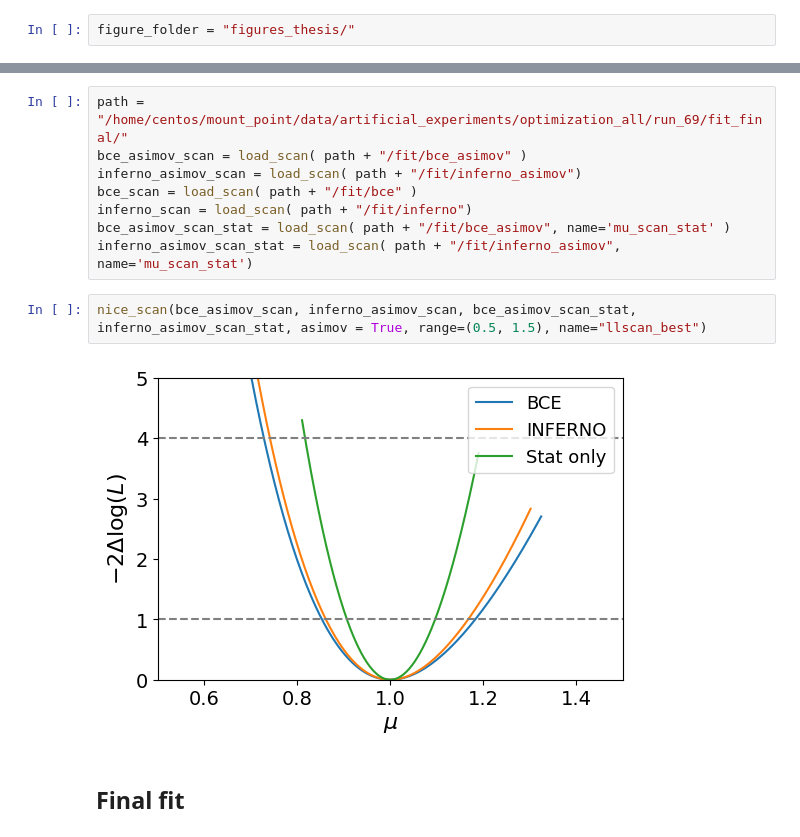
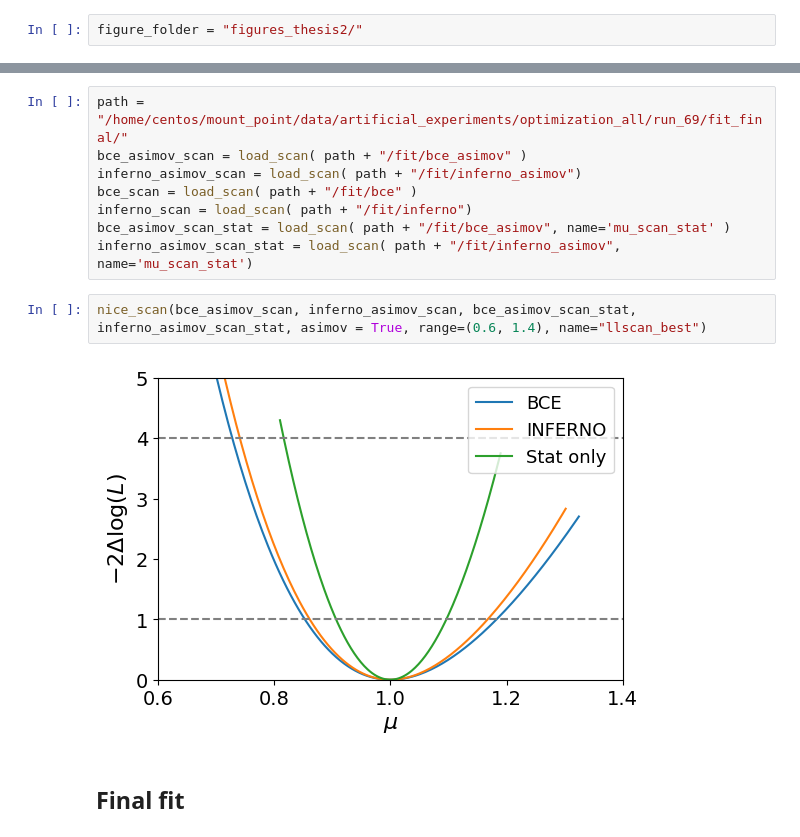
Before and after one commit to llayer/cmsopen, a Jupyter notebook: inferno/plot_inferno.ipynb, the cells around one changed output, grey strips where cells are left out. Saved outputs shown, nothing was run; the diff lists cells and outputs as text.

```diff
--- a/inferno/plot_inferno.ipynb
+++ b/inferno/plot_inferno.ipynb
@@ -10,7 +10,7 @@ matplotlib.rc('ytick', labelsize=14)
 from plot import *
 from fit import *
 # %%
-figure_folder = "figures_thesis/"
+figure_folder = "figures_thesis2/"
 # %% [markdown]
 ## No Syst
 # %%
@@ -324,9 +324,9 @@ inferno_scan = load_scan( path + "/fit/inferno")
 bce_asimov_scan_stat = load_scan( path + "/fit/bce_asimov", name='mu_scan_stat' )
 inferno_asimov_scan_stat = load_scan( path + "/fit/inferno_asimov", name='mu_scan_stat')
 # %%
-nice_scan(bce_asimov_scan, inferno_asimov_scan, bce_asimov_scan_stat, inferno_asimov_scan_stat, asimov = True, range=(0.5, 1.5), name="llscan_best")
+nice_scan(bce_asimov_scan, inferno_asimov_scan, bce_asimov_scan_stat, inferno_asimov_scan_stat, asimov = True, range=(0.6, 1.4), name="llscan_best")
 # %% [output]
-[figure, old version]
+[figure, new version]
 # %% [markdown]
 ## Final fit
 # %%
```
Also changed, not shown: parts of 46 cells of this notebook.
